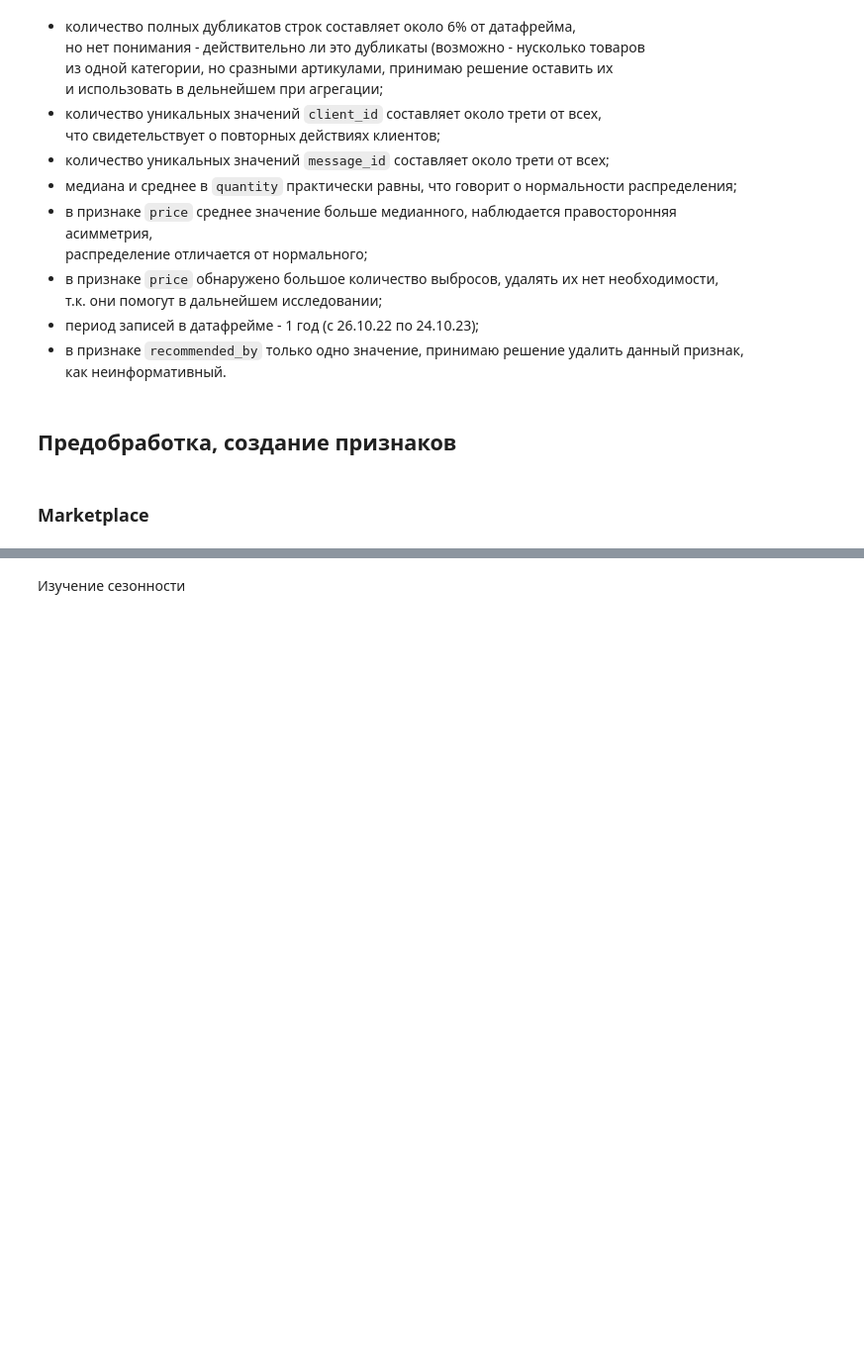
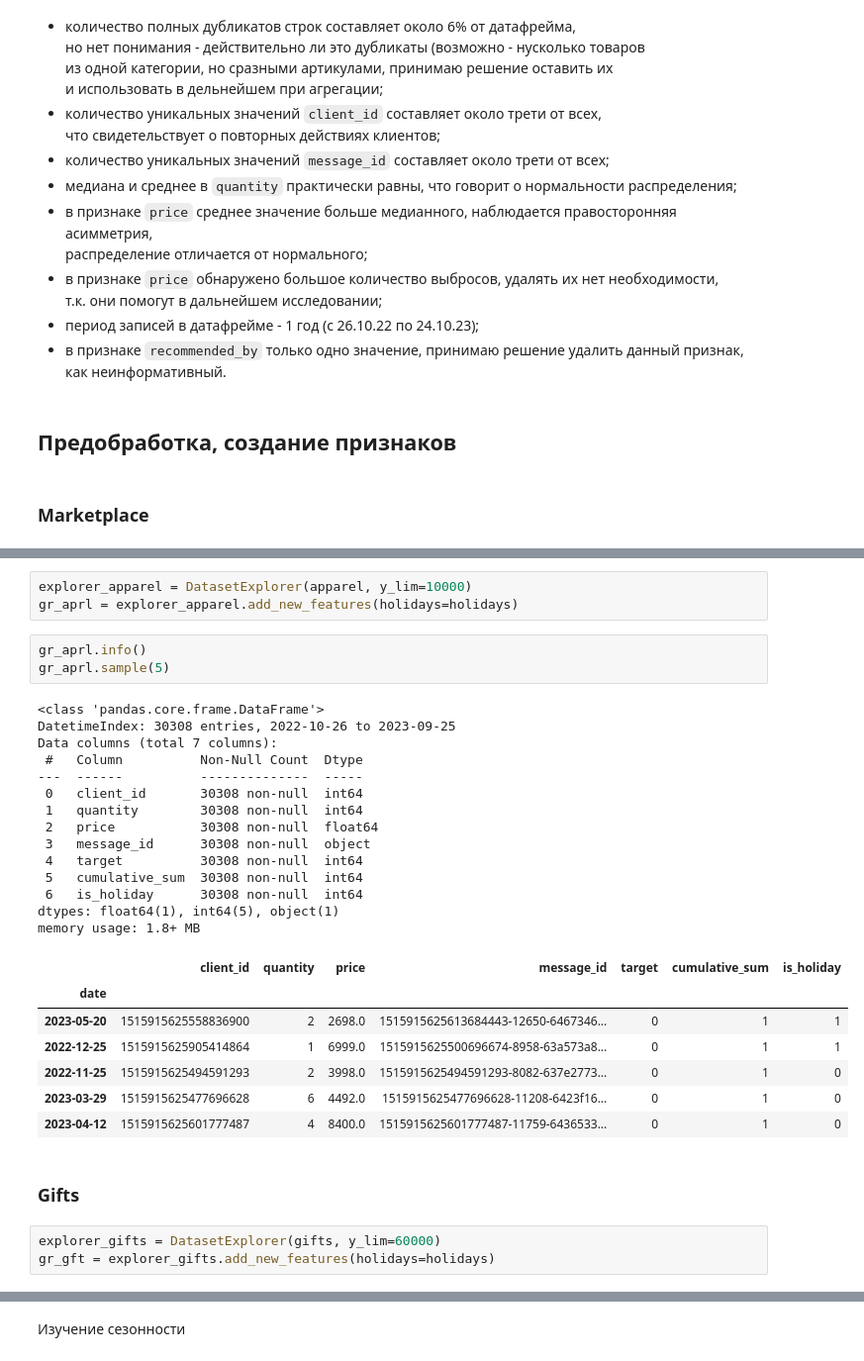
Before and after one commit to denis-42ds/repeat_purchase_forecast, a Jupyter notebook: ecom_forecast.ipynb, the cells around one changed output, grey strips where cells are left out. Shown at 99% size. Saved outputs shown, nothing was run; the diff lists cells and outputs as text; blank space fills up the shorter version.

```diff
--- a/ecom_forecast.ipynb
+++ b/ecom_forecast.ipynb
@@ -455,0 +475,33 @@ memory usage: 1.8+ MB
+# %%
+explorer_apparel = DatasetExplorer(apparel, y_lim=10000)
+gr_aprl = explorer_apparel.add_new_features(holidays=holidays)
+# %%
+gr_aprl.info()
+gr_aprl.sample(5)
+# %% [output]
+<class 'pandas.core.frame.DataFrame'>
+DatetimeIndex: 30308 entries, 2022-10-26 to 2023-09-25
+Data columns (total 7 columns):
+ #   Column          Non-Null Count  Dtype
+---  ------          --------------  -----
+ 0   client_id       30308 non-null  int64
+ 1   quantity        30308 non-null  int64
+ 2   price           30308 non-null  float64
+ 3   message_id      30308 non-null  object
+ 4   target          30308 non-null  int64
+ 5   cumulative_sum  30308 non-null  int64
+ 6   is_holiday      30308 non-null  int64
+dtypes: float64(1), int64(5), object(1)
+memory usage: 1.8+ MB
+|  | client_id | quantity | price | message_id | target | cumulative_sum | is_holiday |
+| date |  |  |  |  |  |  |  |
+| 2023-05-20 | 1515915625558836900 | 2 | 2698.0 | 1515915625613684443-12650-6467346... | 0 | 1 | 1 |
+| 2022-12-25 | 1515915625905414864 | 1 | 6999.0 | 1515915625500696674-8958-63a573a8... | 0 | 1 | 1 |
+| 2022-11-25 | 1515915625494591293 | 2 | 3998.0 | 1515915625494591293-8082-637e2773... | 0 | 1 | 0 |
+| 2023-03-29 | 1515915625477696628 | 6 | 4492.0 | 1515915625477696628-11208-6423f16... | 0 | 1 | 0 |
+| 2023-04-12 | 1515915625601777487 | 4 | 8400.0 | 1515915625601777487-11759-6436533... | 0 | 1 | 0 |
+# %% [markdown]
+### Gifts
+# %%
+explorer_gifts = DatasetExplorer(gifts, y_lim=60000)
+gr_gft = explorer_gifts.add_new_features(holidays=holidays)
```
Also changed, not shown: parts of 28 cells of this notebook, 2 other files.
